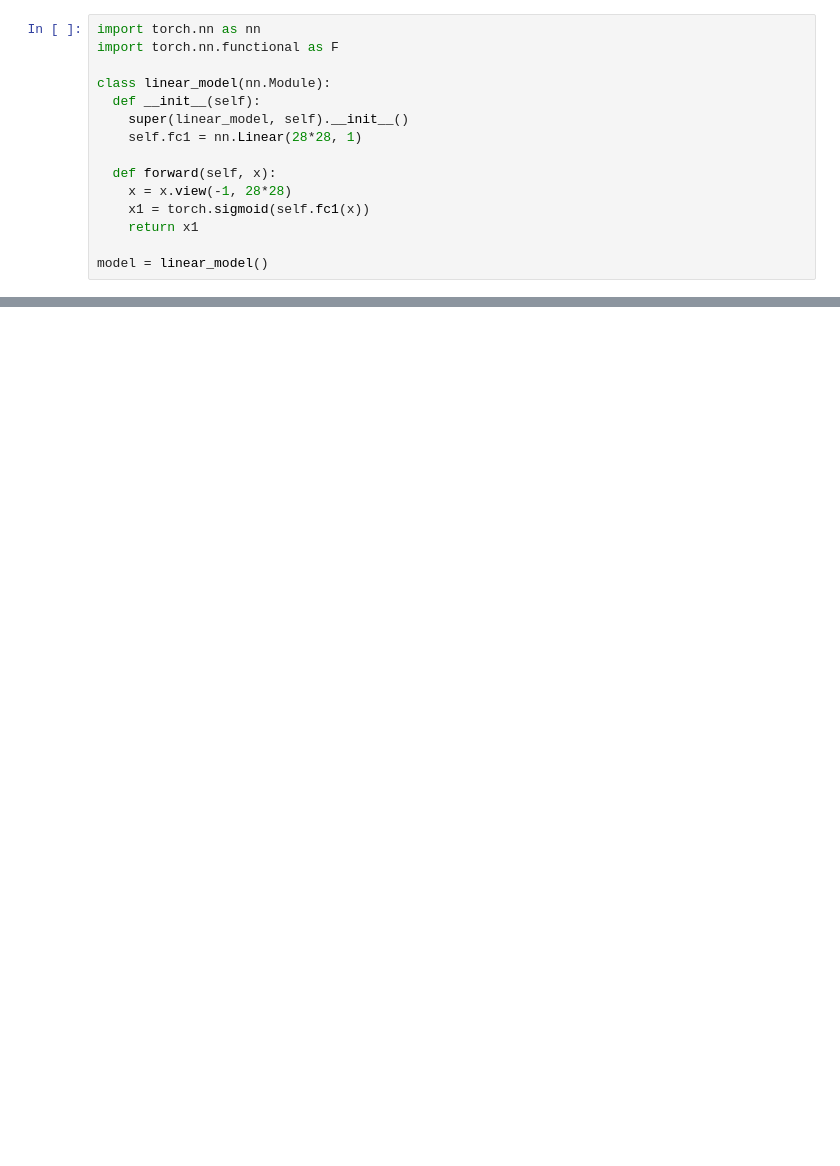
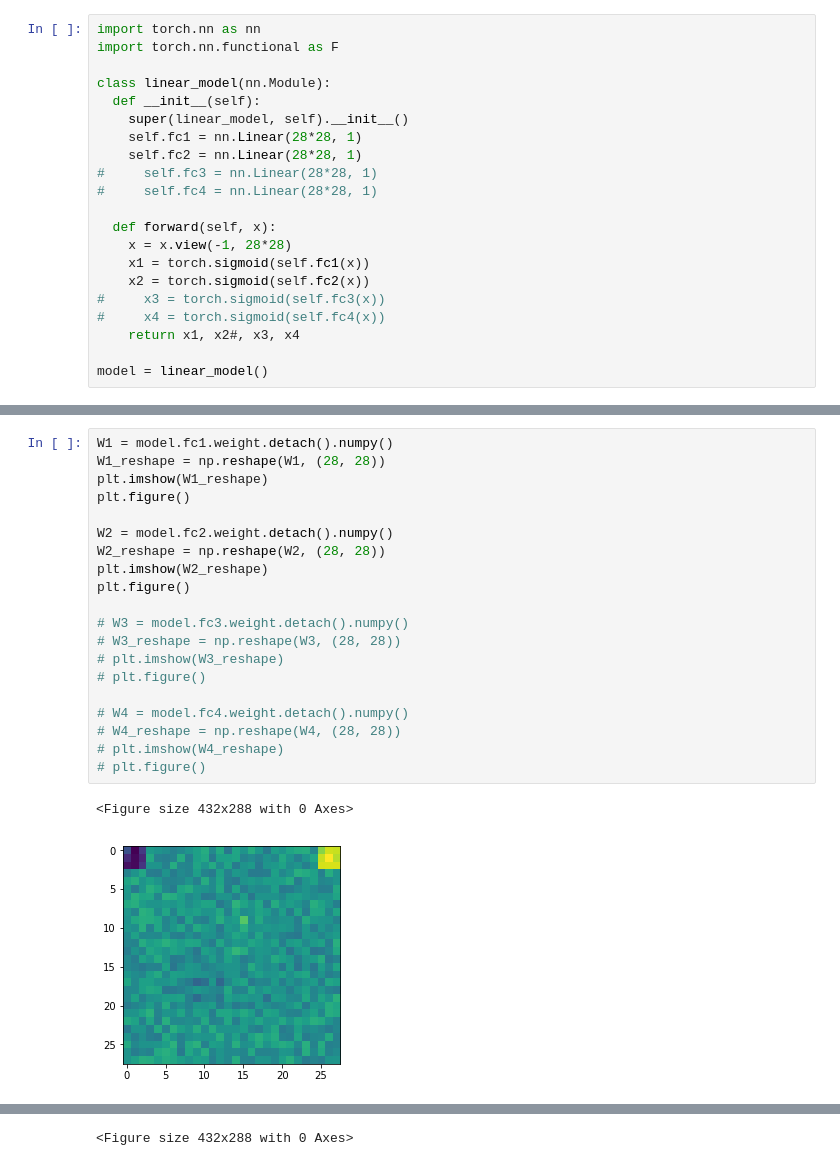
Before and after one commit to akshay-d-khare/Domain-adaptation, a Jupyter notebook: Exp_3_LinearModel_MNIST_alpha.ipynb, the cells around one changed output, grey strips where cells are left out. Drawn from its saved outputs; the diff is of its cells as text; blank space fills up the shorter version.

```diff
--- a/Exp_3_LinearModel_MNIST_alpha.ipynb
+++ b/Exp_3_LinearModel_MNIST_alpha.ipynb
@@ -137,10 +181,16 @@ class linear_model(nn.Module):
   def __init__(self):
     super(linear_model, self).__init__()
     self.fc1 = nn.Linear(28*28, 1)
+    self.fc2 = nn.Linear(28*28, 1)
+#     self.fc3 = nn.Linear(28*28, 1)
+#     self.fc4 = nn.Linear(28*28, 1)
 
   def forward(self, x):
     x = x.view(-1, 28*28)
     x1 = torch.sigmoid(self.fc1(x))
-    return x1
+    x2 = torch.sigmoid(self.fc2(x))
+#     x3 = torch.sigmoid(self.fc3(x))
+#     x4 = torch.sigmoid(self.fc4(x))
+    return x1, x2#, x3, x4
 
 model = linear_model()
@@ -206,0 +349,23 @@ Accuracy of the network on the entire data set is : 78 %
+# %%
+W1 = model.fc1.weight.detach().numpy()
+W1_reshape = np.reshape(W1, (28, 28))
+plt.imshow(W1_reshape)
+plt.figure()
+
+W2 = model.fc2.weight.detach().numpy()
+W2_reshape = np.reshape(W2, (28, 28))
+plt.imshow(W2_reshape)
+plt.figure()
+
+# W3 = model.fc3.weight.detach().numpy()
+# W3_reshape = np.reshape(W3, (28, 28))
+# plt.imshow(W3_reshape)
+# plt.figure()
+
+# W4 = model.fc4.weight.detach().numpy()
+# W4_reshape = np.reshape(W4, (28, 28))
+# plt.imshow(W4_reshape)
+# plt.figure()
+# %% [output]
+<Figure size 432x288 with 0 Axes>
+[figure, added]
@@ -207 +373,2 @@ Accuracy of the network on the entire data set is : 78 %
+<Figure size 432x288 with 0 Axes>
 # %%
```
Also changed, not shown: parts of 22 cells of this notebook.
